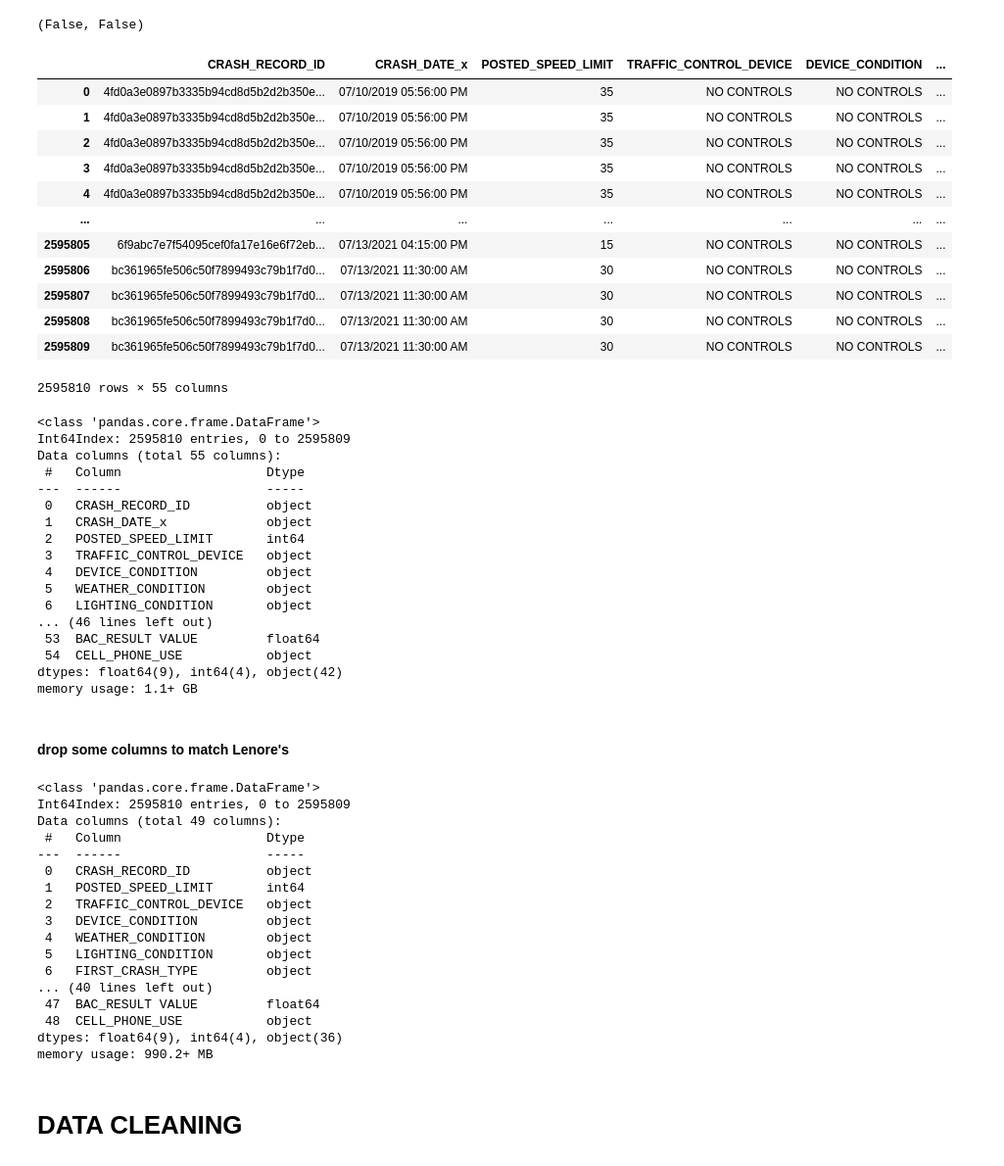
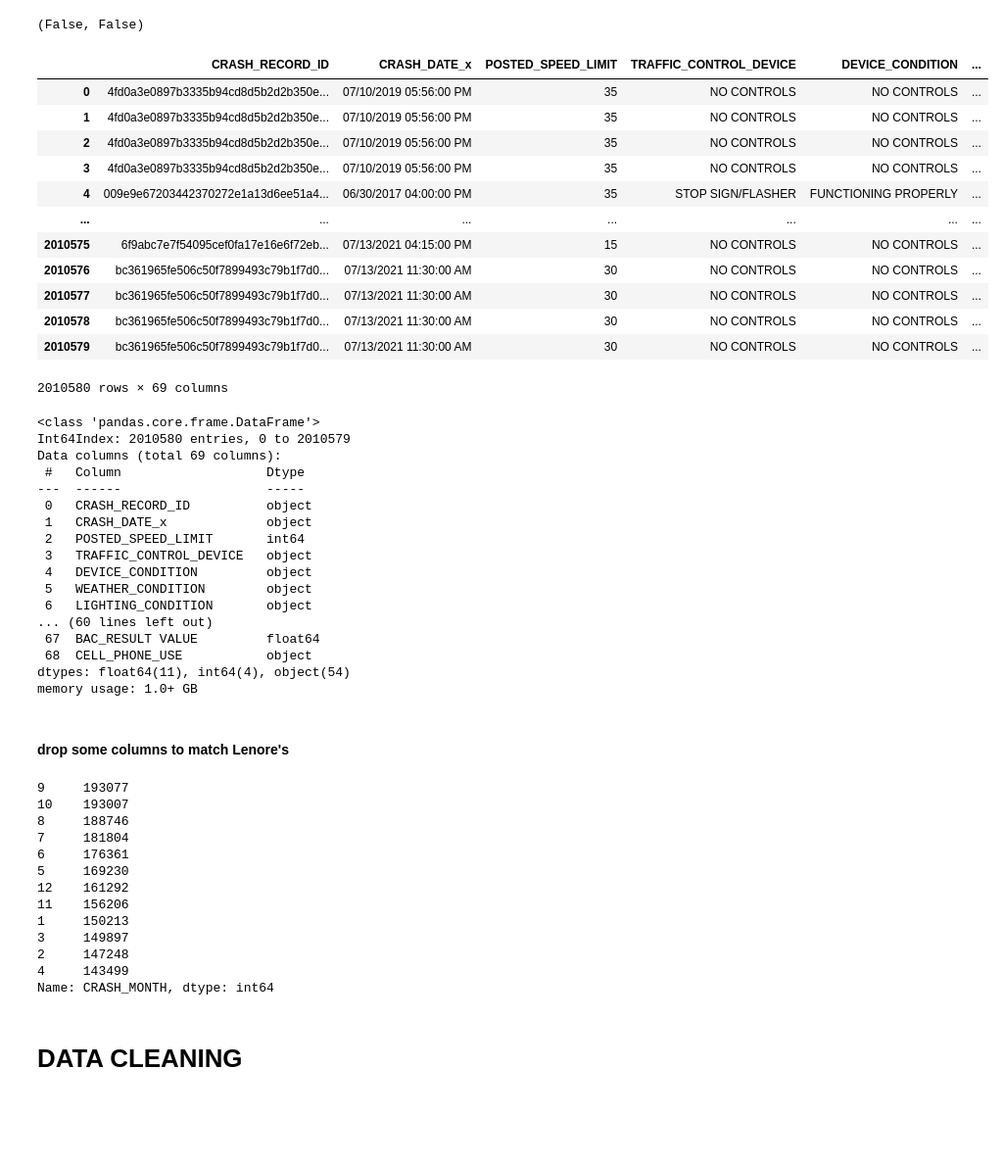
Before and after one commit to Jakubryb/Chicago-Car-Crashes, a Jupyter notebook: Phase3.ipynb, the cells around one changed output. Shown at 98% size. Cells and saved outputs as stored; diff of their text form; code cells hidden in the pictures; blank space fills up the shorter version.

```diff
--- a/Phase3.ipynb
+++ b/Phase3.ipynb
@@ -282,28 +305,28 @@ crash_vehicle_df['CRASH_RECORD_ID'].is_unique, people_df_clean['CRASH_RECORD_ID'
 # %% [output]
 (False, False)
 # %%
-crash_full = crash_vehicle_df.merge(people_df_clean,how = 'left', left_on=['CRASH_RECORD_ID'], right_on=['CRASH_RECORD_ID'])
+crash_full = crash_vehicle_df.merge(people_drivers_df,how = 'left', left_on=['CRASH_RECORD_ID'], right_on=['CRASH_RECORD_ID'])
 crash_full
 # %% [output]
 |  | CRASH_RECORD_ID | CRASH_DATE_x | POSTED_SPEED_LIMIT | TRAFFIC_CONTROL_DEVICE | DEVICE_CONDITION | ... |
 | 0 | 4fd0a3e0897b3335b94cd8d5b2d2b350e... | 07/10/2019 05:56:00 PM | 35 | NO CONTROLS | NO CONTROLS | ... |
 | 1 | 4fd0a3e0897b3335b94cd8d5b2d2b350e... | 07/10/2019 05:56:00 PM | 35 | NO CONTROLS | NO CONTROLS | ... |
 | 2 | 4fd0a3e0897b3335b94cd8d5b2d2b350e... | 07/10/2019 05:56:00 PM | 35 | NO CONTROLS | NO CONTROLS | ... |
 | 3 | 4fd0a3e0897b3335b94cd8d5b2d2b350e... | 07/10/2019 05:56:00 PM | 35 | NO CONTROLS | NO CONTROLS | ... |
-| 4 | 4fd0a3e0897b3335b94cd8d5b2d2b350e... | 07/10/2019 05:56:00 PM | 35 | NO CONTROLS | NO CONTROLS | ... |
+| 4 | 009e9e67203442370272e1a13d6ee51a4... | 06/30/2017 04:00:00 PM | 35 | STOP SIGN/FLASHER | FUNCTIONING PROPERLY | ... |
 | ... | ... | ... | ... | ... | ... | ... |
-| 2595805 | 6f9abc7e7f54095cef0fa17e16e6f72eb... | 07/13/2021 04:15:00 PM | 15 | NO CONTROLS | NO CONTROLS | ... |
-| 2595806 | bc361965fe506c50f7899493c79b1f7d0... | 07/13/2021 11:30:00 AM | 30 | NO CONTROLS | NO CONTROLS | ... |
-| 2595807 | bc361965fe506c50f7899493c79b1f7d0... | 07/13/2021 11:30:00 AM | 30 | NO CONTROLS | NO CONTROLS | ... |
-| 2595808 | bc361965fe506c50f7899493c79b1f7d0... | 07/13/2021 11:30:00 AM | 30 | NO CONTROLS | NO CONTROLS | ... |
-| 2595809 | bc361965fe506c50f7899493c79b1f7d0... | 07/13/2021 11:30:00 AM | 30 | NO CONTROLS | NO CONTROLS | ... |
+| 2010575 | 6f9abc7e7f54095cef0fa17e16e6f72eb... | 07/13/2021 04:15:00 PM | 15 | NO CONTROLS | NO CONTROLS | ... |
+| 2010576 | bc361965fe506c50f7899493c79b1f7d0... | 07/13/2021 11:30:00 AM | 30 | NO CONTROLS | NO CONTROLS | ... |
+| 2010577 | bc361965fe506c50f7899493c79b1f7d0... | 07/13/2021 11:30:00 AM | 30 | NO CONTROLS | NO CONTROLS | ... |
+| 2010578 | bc361965fe506c50f7899493c79b1f7d0... | 07/13/2021 11:30:00 AM | 30 | NO CONTROLS | NO CONTROLS | ... |
+| 2010579 | bc361965fe506c50f7899493c79b1f7d0... | 07/13/2021 11:30:00 AM | 30 | NO CONTROLS | NO CONTROLS | ... |
-2595810 rows × 55 columns
+2010580 rows × 69 columns
 # %%
 crash_full.info()
 # %% [output]
 <class 'pandas.core.frame.DataFrame'>
-Int64Index: 2595810 entries, 0 to 2595809
-Data columns (total 55 columns):
+Int64Index: 2010580 entries, 0 to 2010579
+Data columns (total 69 columns):
  #   Column                   Dtype
 ---  ------                   -----
  0   CRASH_RECORD_ID          object
@@ -313,11 +336,11 @@ Data columns (total 55 columns):
  4   DEVICE_CONDITION         object
  5   WEATHER_CONDITION        object
  6   LIGHTING_CONDITION       object
-... (46 lines left out)
- 53  BAC_RESULT VALUE         float64
- 54  CELL_PHONE_USE           object
-dtypes: float64(9), int64(4), object(42)
-memory usage: 1.1+ GB
+... (60 lines left out)
+ 67  BAC_RESULT VALUE         float64
+ 68  CELL_PHONE_USE           object
+dtypes: float64(11), int64(4), object(54)
+memory usage: 1.0+ GB
 # %% [markdown]
 #### drop some columns to match Lenore's
 # %%
@@ -325,23 +348,19 @@ crash_full.drop(columns=['CRASH_DATE_x','CRASH_DATE','SEX','DRIVERS_LICENSE_STAT
 # %%
-crash_full.info()
+crash_full['CRASH_MONTH'].value_counts()
 # %% [output]
-<class 'pandas.core.frame.DataFrame'>
-Int64Index: 2595810 entries, 0 to 2595809
-Data columns (total 49 columns):
- #   Column                   Dtype
----  ------                   -----
- 0   CRASH_RECORD_ID          object
- 1   POSTED_SPEED_LIMIT       int64
- 2   TRAFFIC_CONTROL_DEVICE   object
- 3   DEVICE_CONDITION         object
- 4   WEATHER_CONDITION        object
- 5   LIGHTING_CONDITION       object
- 6   FIRST_CRASH_TYPE         object
-... (40 lines left out)
- 47  BAC_RESULT VALUE         float64
- 48  CELL_PHONE_USE           object
-dtypes: float64(9), int64(4), object(36)
-memory usage: 990.2+ MB
+9     193077
+10    193007
+8     188746
+7     181804
+6     176361
+5     169230
+12    161292
+11    156206
+1     150213
+3     149897
+2     147248
+4     143499
+Name: CRASH_MONTH, dtype: int64
 # %% [markdown]
 # DATA CLEANING
 # %%
```
Also changed, not shown: parts of 15 cells of this notebook.
